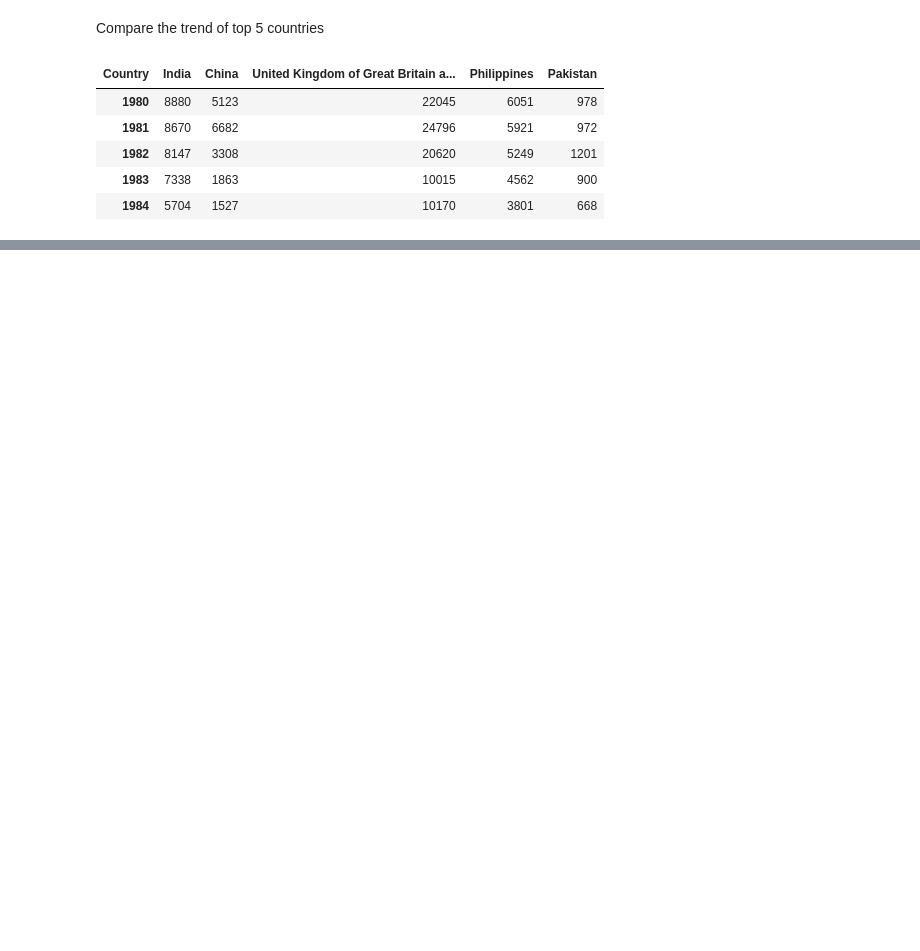
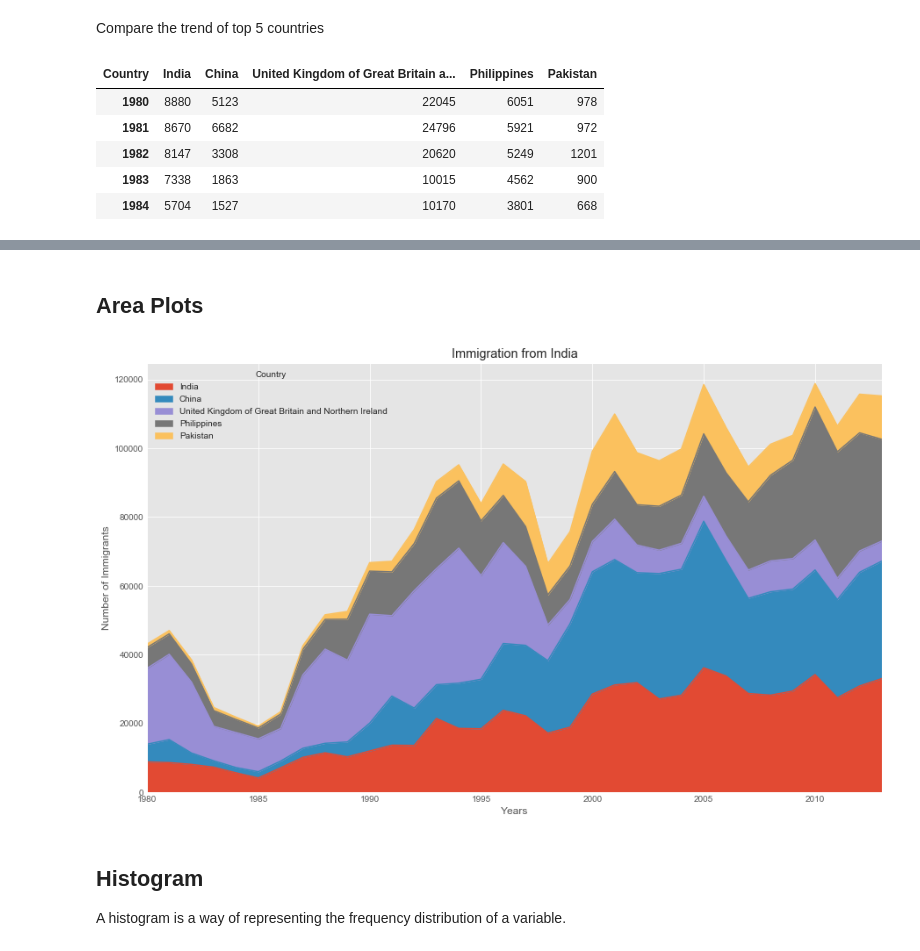
Before and after one commit to soum-sr/DataVisualization, a Jupyter notebook: ImmigrationData.ipynb, the cells around one changed output, grey strips where cells are left out. Cells and saved outputs as stored; diff of their text form; code cells hidden in the pictures; blank space fills up the shorter version.

```diff
--- a/ImmigrationData.ipynb
+++ b/ImmigrationData.ipynb
@@ -257,0 +260,13 @@ plt.show()
+# %% [markdown]
+## Area Plots
+# %%
+df_top5.plot(kind='area')
+plt.title('Immigration from India')
+plt.xlabel('Years')
+plt.ylabel('Number of Immigrants')
+plt.show()
+# %% [output]
+[figure, added]
+# %% [markdown]
+## Histogram
+A histogram is a way of representing the frequency distribution of a variable.
```
Also changed, not shown: parts of 4 cells of this notebook.
